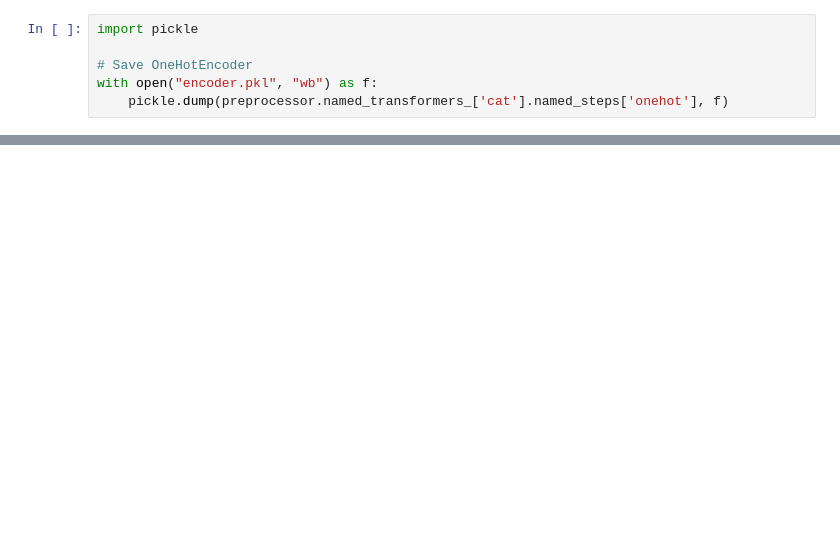
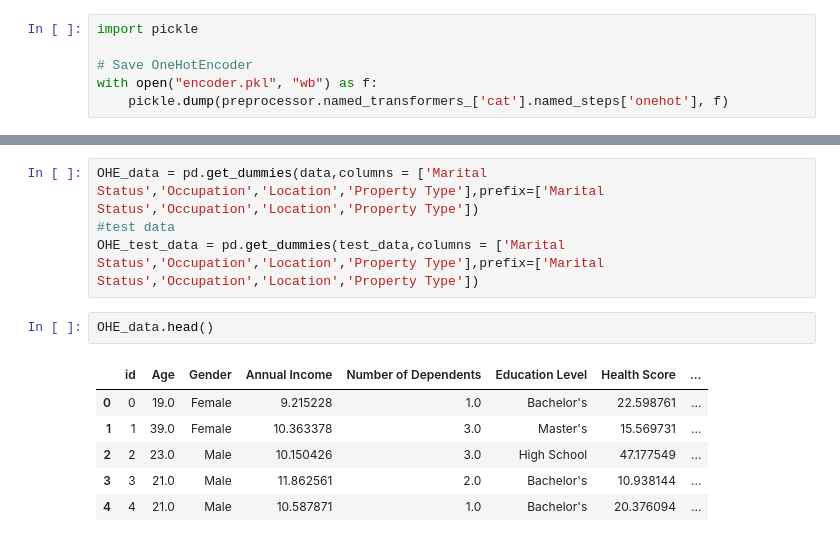
Before and after one commit to ShreeChander/Smart_Premium, a Jupyter notebook: SmartPremium.ipynb, the cells around one changed output, grey strips where cells are left out. Drawn from its saved outputs; the diff is of its cells as text; blank space fills up the shorter version.

```diff
--- a/SmartPremium.ipynb
+++ b/SmartPremium.ipynb
@@ -646,0 +850,13 @@ with open("encoder.pkl", "wb") as f:
+# %%
+OHE_data = pd.get_dummies(data,columns = ['Marital Status','Occupation','Location','Property Type'],prefix=['Marital Status','Occupation','Location','Property Type'])
+#test data
+OHE_test_data = pd.get_dummies(test_data,columns = ['Marital Status','Occupation','Location','Property Type'],prefix=['Marital Status','Occupation','Location','Property Type'])
+# %%
+OHE_data.head()
+# %% [output]
+|  | id | Age | Gender | Annual Income | Number of Dependents | Education Level | Health Score | ... |
+| 0 | 0 | 19.0 | Female | 9.215228 | 1.0 | Bachelor's | 22.598761 | ... |
+| 1 | 1 | 39.0 | Female | 10.363378 | 3.0 | Master's | 15.569731 | ... |
+| 2 | 2 | 23.0 | Male | 10.150426 | 3.0 | High School | 47.177549 | ... |
+| 3 | 3 | 21.0 | Male | 11.862561 | 2.0 | Bachelor's | 10.938144 | ... |
+| 4 | 4 | 21.0 | Male | 10.587871 | 1.0 | Bachelor's | 20.376094 | ... |
```
Also changed, not shown: parts of 36 cells of this notebook, 2 other files.
